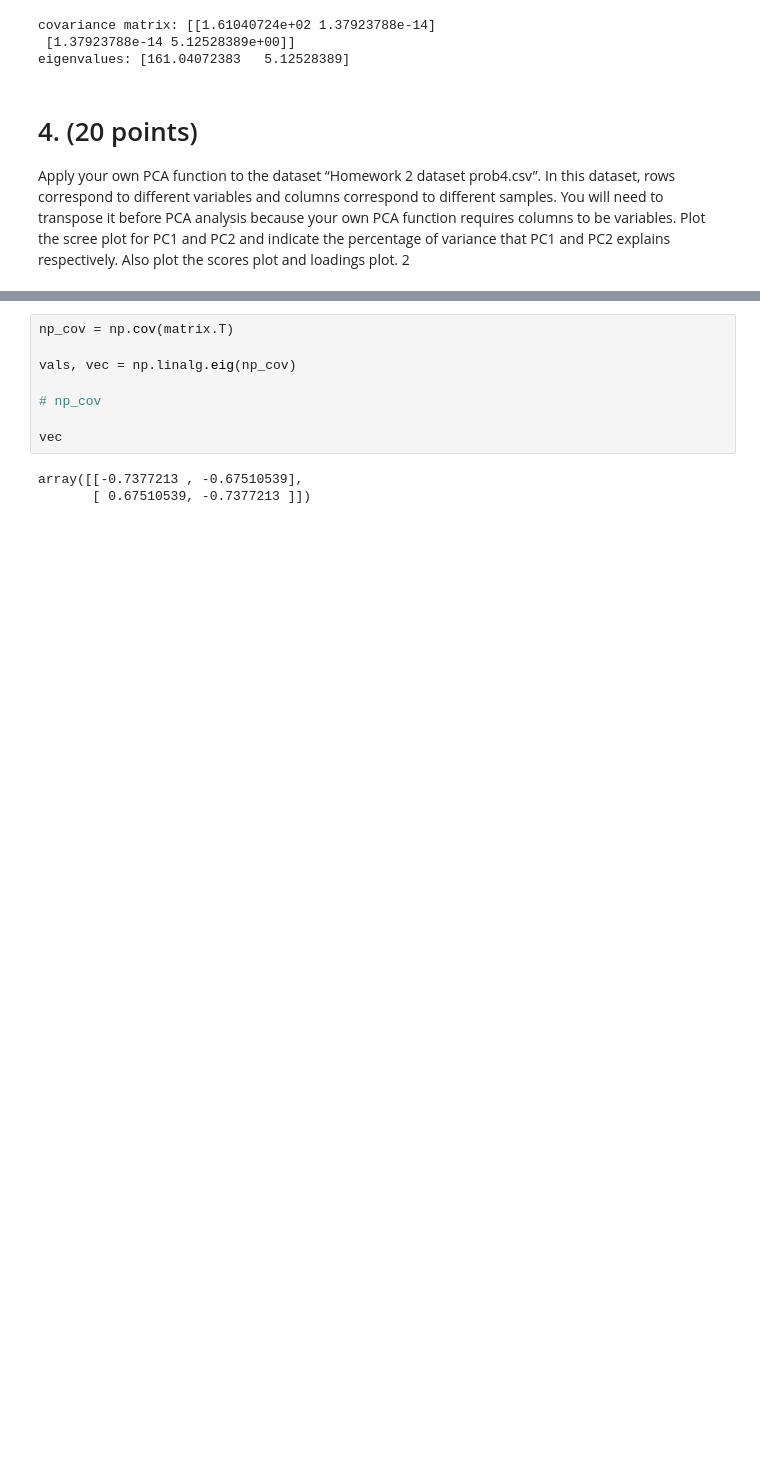
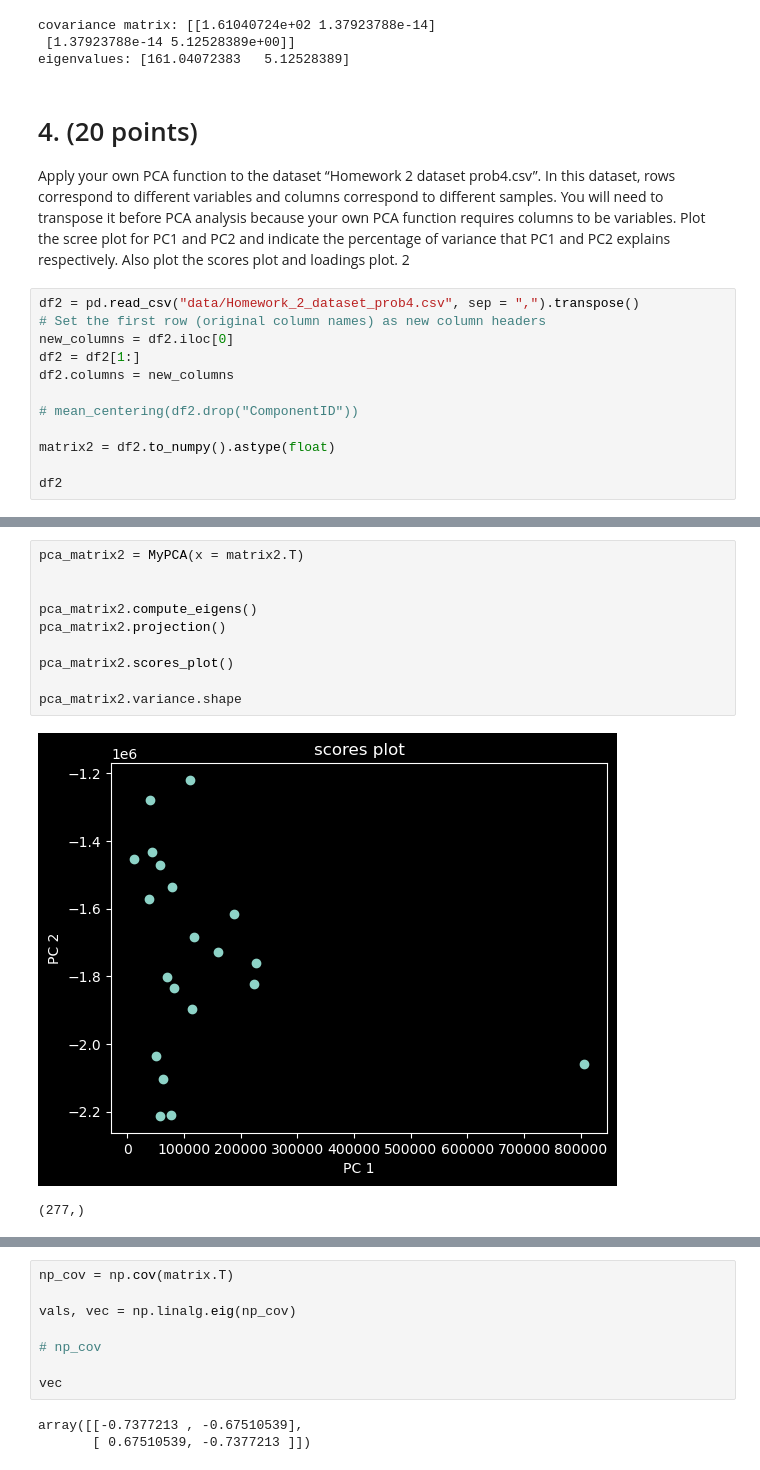
Before and after one commit to Abeoseh/machine-learning, a Jupyter notebook: homework/assignment5/assignment_5.ipynb, the cells around one changed output, grey strips where cells are left out. Cells and saved outputs as stored; diff of their text form; blank space fills up the shorter version.

```diff
--- a/homework/assignment5/assignment_5.ipynb
+++ b/homework/assignment5/assignment_5.ipynb
@@ -231,3 +228,15 @@ function requires columns to be variables. Plot the scree plot for PC1 and PC2 a
 indicate the percentage of variance that PC1 and PC2 explains respectively. Also plot
 the scores plot and loadings plot.
 2
+# %%
+df2 = pd.read_csv("data/Homework_2_dataset_prob4.csv", sep = ",").transpose()
+# Set the first row (original column names) as new column headers
+new_columns = df2.iloc[0]
+df2 = df2[1:]
+df2.columns = new_columns
+
+# mean_centering(df2.drop("ComponentID"))
+
+matrix2 = df2.to_numpy().astype(float)
+
+df2
@@ -233,0 +262,13 @@ the scores plot and loadings plot.
+# %%
+pca_matrix2 = MyPCA(x = matrix2.T)
+
+
+pca_matrix2.compute_eigens()
+pca_matrix2.projection()
+
+pca_matrix2.scores_plot()
+
+pca_matrix2.variance.shape
+# %% [output]
+[figure, added]
+(277,)
```
Also changed, not shown: parts of 5 cells of this notebook.
